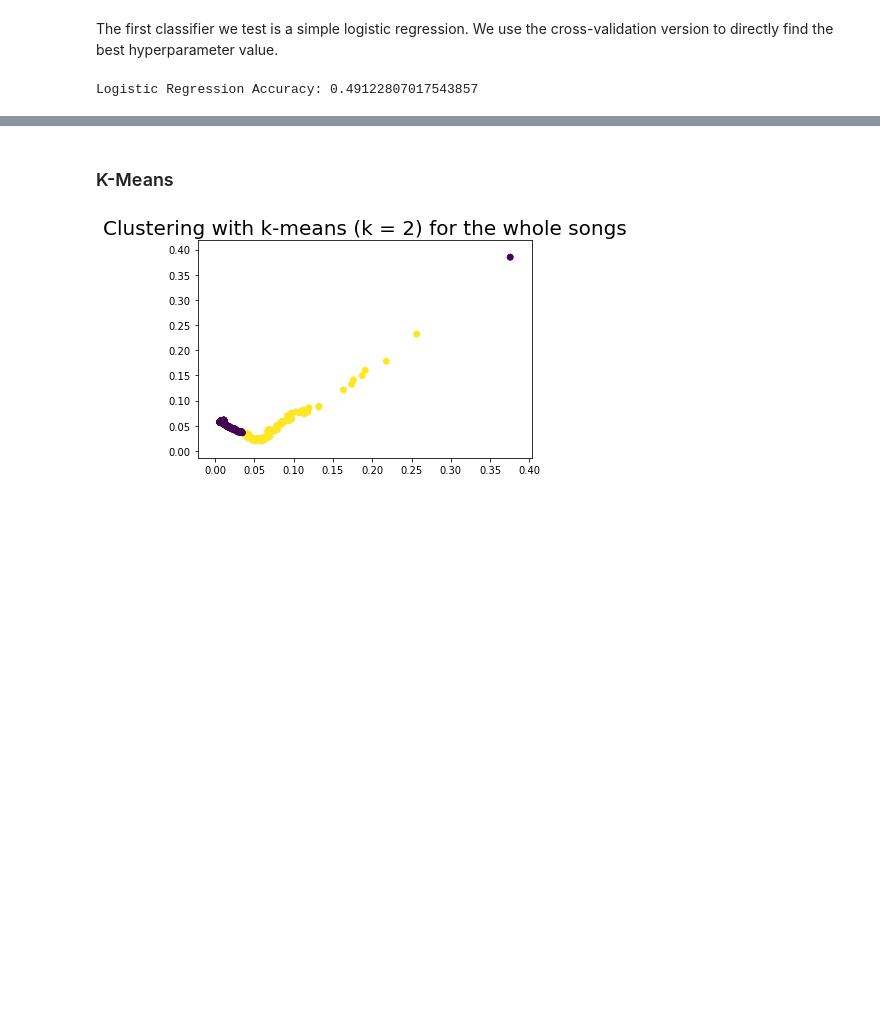
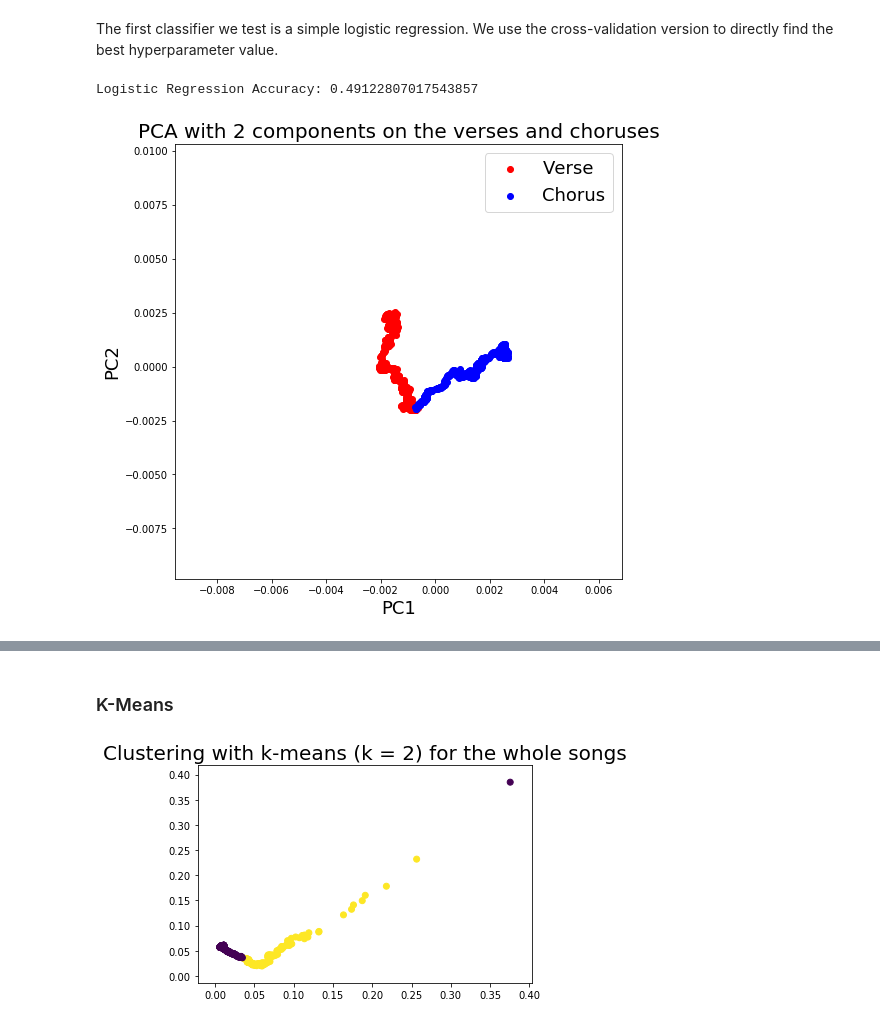
Before and after one commit to GiacomoAlliata/DigitalMusicologyProject, a Jupyter notebook: data_preprocessing.ipynb, the cells around one changed output, grey strips where cells are left out. Drawn from its saved outputs; the diff is of its cells as text; code cells hidden in the pictures; blank space fills up the shorter version.

Commit message:
Add pca and kmeans on verses and choruses at the same time

```diff
--- a/data_preprocessing.ipynb
+++ b/data_preprocessing.ipynb
@@ -1272,3 +1280,28 @@ logreg_acc = accuracy_score(y_test, logreg_preds)
 print('Logistic Regression Accuracy: {}'.format(logreg_acc))
 # %% [output]
 Logistic Regression Accuracy: 0.49122807017543857
+# %%
+X = np.concatenate((df_bow_verse.loc[:, features].values, df_bow_chorus.loc[:, features].values))
+y = np.concatenate((np.zeros(len(df_bow_verse)), np.ones(len(df_bow_chorus))))
+# %%
+pca = PCA(2)
+principalComponents = pca.fit_transform(X)
+principalDf = pd.DataFrame(data = principalComponents[:,:2], columns = ['PC1', 'PC2'])
+principalDf['label'] = y
+principalDf['label'] = principalDf['label'].map({0:'Verse', 1:'Chorus'})
+plt.figure(figsize = (8,8))
+plt.scatter(principalDf[principalDf.label == 'Verse']['PC1'],
+            principalDf[principalDf.label == 'Verse']['PC2'],
+            c = 'red',
+            label = 'Verse')
+plt.scatter(principalDf[principalDf.label == 'Chorus']['PC1'],
+            principalDf[principalDf.label == 'Chorus']['PC2'],
+            c = 'blue',
+            label = 'Chorus')
+plt.title('PCA with 2 components on the verses and choruses', fontsize = 20)
+plt.xlabel('PC1', fontsize = 18)
+plt.ylabel('PC2', fontsize = 18)
+plt.legend(fontsize = 18)
+plt.show()
+# %% [output]
+[figure, added]
```
Also changed, not shown: parts of 10 cells of this notebook.
